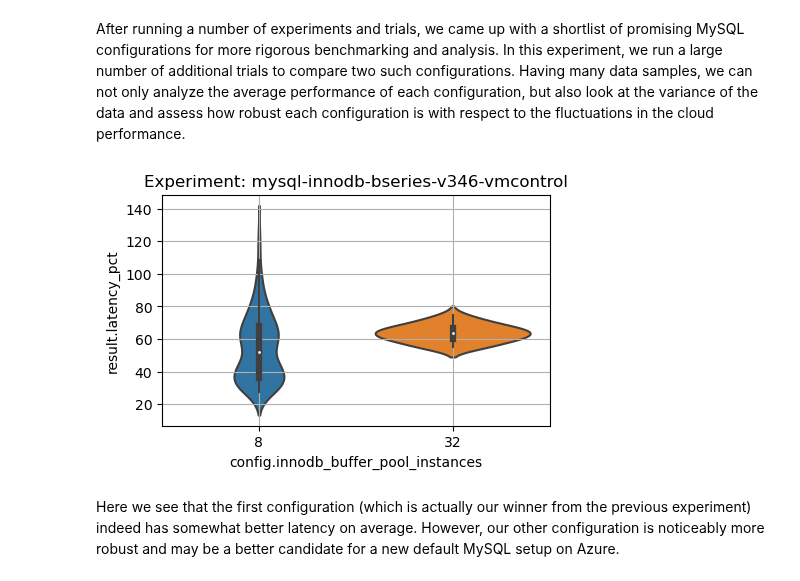
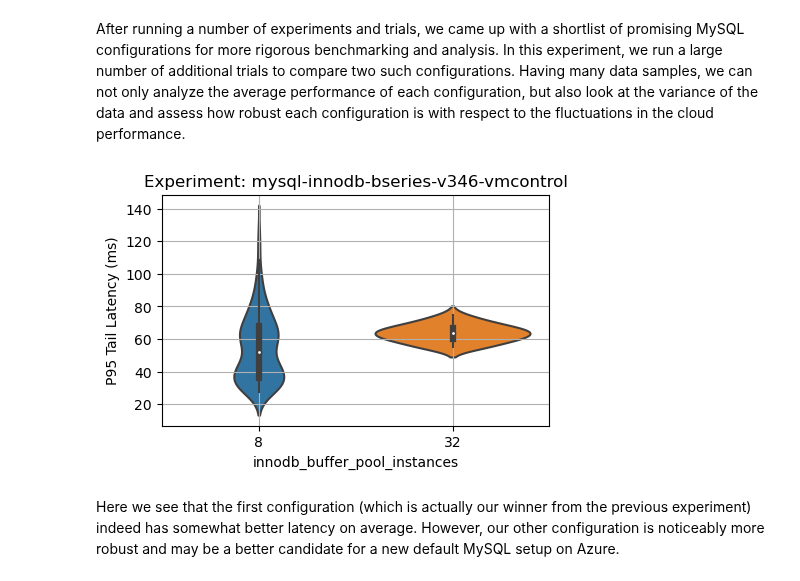
Before and after one commit to Microsoft-CISL/sqlite-autotuning, a Jupyter notebook: mlos_demo_mysql.ipynb, the cells around one changed output. Cells and saved outputs as stored; diff of their text form; code cells hidden in the pictures.

Commit message:
reset execution_count; fix param amd param label vars and comments

```diff
--- a/mlos_demo_mysql.ipynb
+++ b/mlos_demo_mysql.ipynb
@@ -107,17 +107,21 @@ First, let's select a configuration parameter we want to study along with the be
 # %%
 # The dataframe has a lot of columns. Let's just focus on a few of them.
 
-# This is overall score that we are trying to optimize.
-# In this case, we are trying to minimize the P95 (result.percentile) tail latency.
+# This is overall score that we are trying to improve.
+# In this experiment, mlos_bench optimizer is minimizing the P95 tail latency.
 SCORE = "result.latency_pct"
 SCORE_LABEL = "P95 Tail Latency (ms)"
 
-# This is just one of the configuration parameters that we are trying to optimizer.
-PARAM1 = "config.innodb_flush_method"
-# This could be a system metric that might be influenced by the configuration.
+# Pick one configuration parameter and see how it influences the score.
+PARAM1_LABEL = "innodb_buffer_pool_instances"
+PARAM1 = "config." + PARAM1_LABEL
+
+# We can also plot a system metric that might be influenced by the configuration.
 # PARAM2 = "result.writes"
-# Or, another config that we might want to see the combined influence on the score.
-PARAM2 = "config.innodb_buffer_pool_instances"
+
+# A categorical configuration parameter is a great choice to add a color dimension to
+# our plot. This way, we can visualize teh score and two configuration parameters at once.
+PARAM2 = "config.innodb_flush_method"
 # %%
 # Set the size of the figure.
 plt.rcParams["figure.figsize"] = (10, 3)
@@ -152,13 +158,16 @@ df_bench = exp_bench.results
 # %%
 plt.rcParams["figure.figsize"] = (5, 3)
 
-sns.violinplot(data=df_bench, x=PARAM2, y=SCORE)
+sns.violinplot(data=df_bench, x=PARAM1, y=SCORE)
+
+plt.xlabel(PARAM1_LABEL)
+plt.ylabel(SCORE_LABEL)
 
 plt.title("Experiment: " + exp_bench.exp_id)
 plt.grid()
 plt.show()
 # %% [output]
-[figure, old version]
+[figure, new version]
 # %% [markdown]
 Here we see that the first configuration (which is actually our winner from the previous experiment) indeed has somewhat better latency on average. However, our other configuration is noticeably more robust and may be a better candidate for a new default MySQL setup on Azure.
 # %% [markdown]
```
Also changed, not shown: parts of 1 cell of this notebook.
